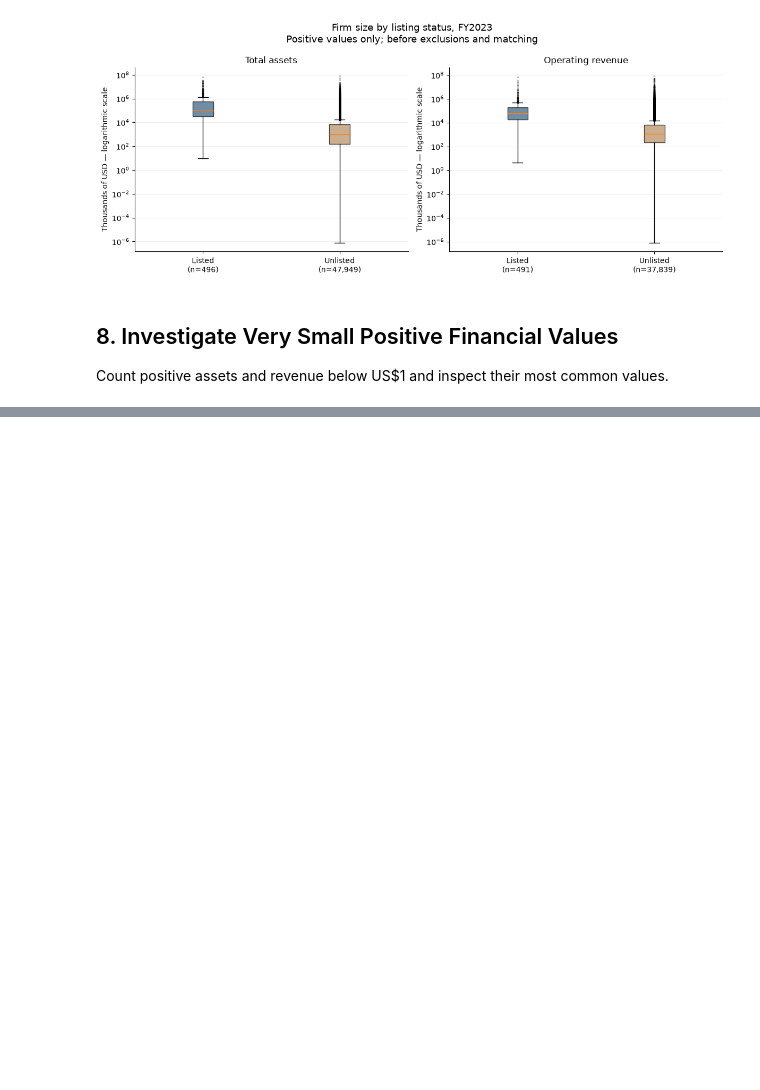
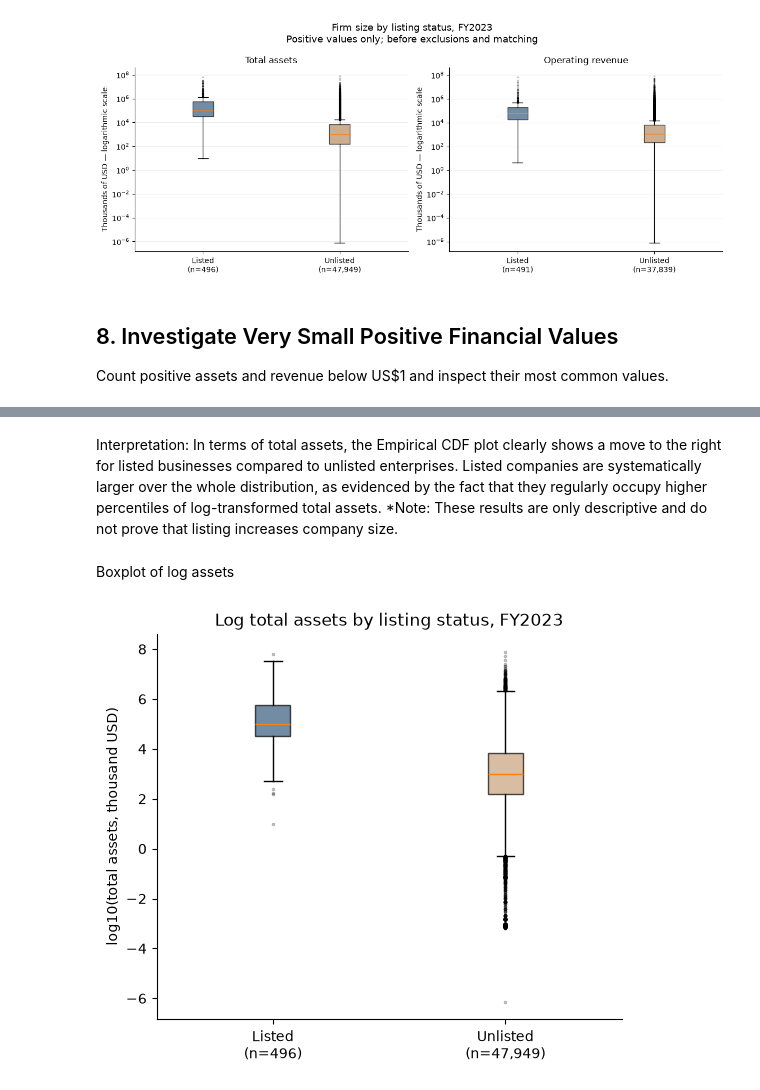
Before and after one commit to mljiang2026-oss/ds607-singapore-firm-size, a Jupyter notebook: notebooks/01_eda.ipynb, the cells around one changed output, grey strips where cells are left out. Cells and saved outputs as stored; diff of their text form; code cells hidden in the pictures; blank space fills up the shorter version.

```diff
--- a/notebooks/01_eda.ipynb
+++ b/notebooks/01_eda.ipynb
@@ -366,0 +420,20 @@ Name: count, dtype: int64
+# %% [markdown]
+Interpretation:
+In terms of total assets, the Empirical CDF plot clearly shows a move to the right for listed businesses compared to unlisted enterprises. Listed companies are systematically larger over the whole distribution, as evidenced by the fact that they regularly occupy higher percentiles of log-transformed total assets. *Note: These results are only descriptive and do not prove that listing increases company size.
+# %% [markdown]
+Boxplot of log assets
+# %%
+fig, ax = plt.subplots(figsize=(6, 5))
+data = [eda.loc[eda["listing_status"] == g, "log_assets"].dropna() for g in GROUPS]
+bp = ax.boxplot(data, patch_artist=True,
+                flierprops={"marker": ".", "markersize": 3, "alpha": 0.3})
+for box, g in zip(bp["boxes"], GROUPS):
+    box.set_facecolor(COLORS[g]); box.set_alpha(0.7)
+ax.set_xticks([1, 2], [f"{g}\n(n={len(d):,})" for g, d in zip(GROUPS, data)])
+ax.set_ylabel("log10(total assets, thousand USD)")
+ax.set_title("Log total assets by listing status, FY2023")
+ax.spines[["top", "right"]].set_visible(False)
+fig.savefig(FIG_DIR / "log_assets_boxplot.png", dpi=300, bbox_inches="tight")
+plt.show()
+# %% [output]
+[figure, added]
```
Also changed, not shown: parts of 37 cells of this notebook, 8 other files.
